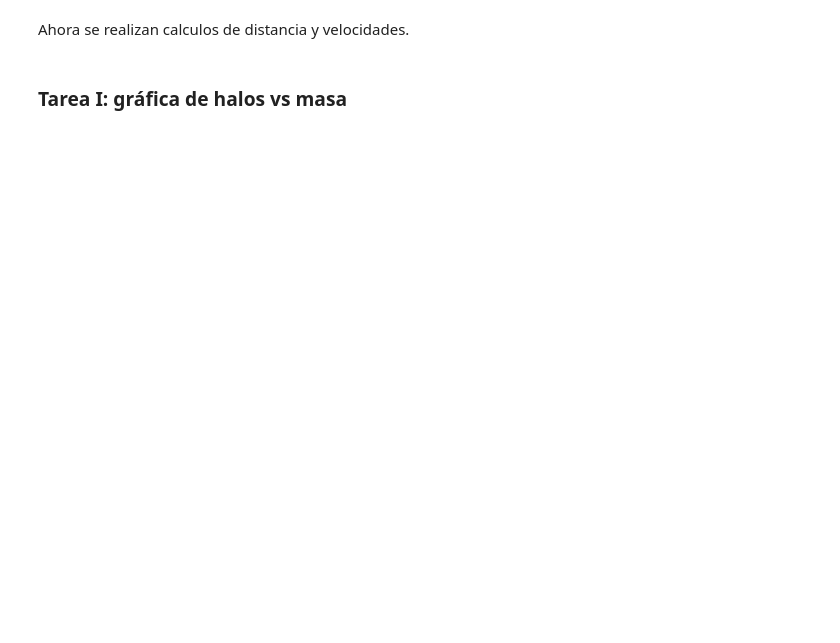
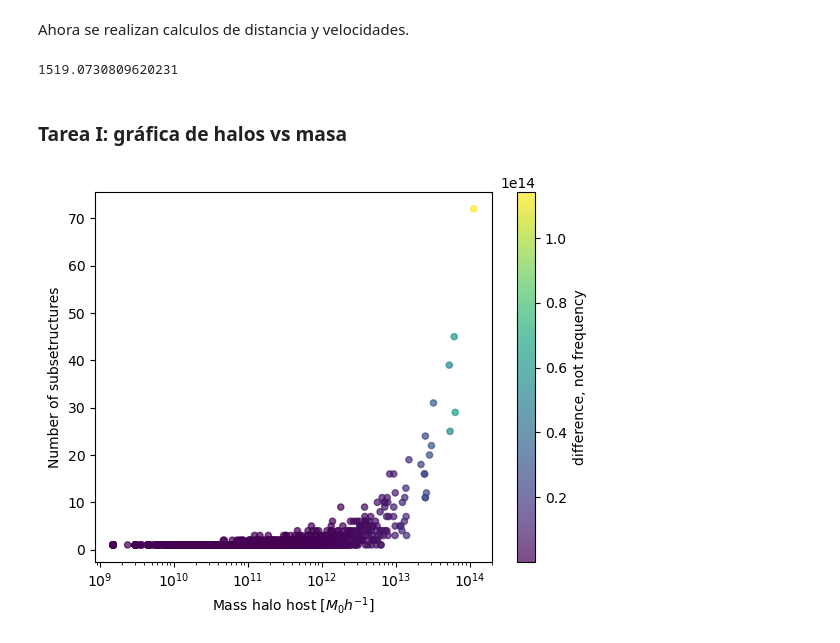
Before and after one commit to fjbautistas/Taller, a Jupyter notebook: Pruebas.ipynb, the cells around one changed output. Drawn from its saved outputs; the diff is of its cells as text; code cells hidden in the pictures; blank space fills up the shorter version.

```diff
--- a/Pruebas.ipynb
+++ b/Pruebas.ipynb
@@ -24,7 +25,6 @@ class read_file:
             #self.hostcol = self.cols[1]; self.Numcol = self.cols[2]; self.Mcol = self.cols[3];
         else:
             self.cols     = [0, 1, 2, 3, 5, 6, 7] #ID, hosthalo, substructuras, masa y posiciones xyz
-            self.hostcol  = self.cols[1]; self.Numcol = self.cols[2]; self.Mcol = self.cols[3];
 
         self.path = path; self.file = file; self.read()
 
@@ -37,5 +37,5 @@ class read_file:
 
     def halo_info(self, index, info=False):
         self.hinfo = self.data[index]
-
+        #self.hostcol  = self.cols[1]; self.Numcol = self.cols[2]; self.Mcol = self.cols[3];
         return(self.hinfo)
@@ -67,4 +66,28 @@ distancia = kinetic()
+# %%
+distancia = kinetic(sussing_125.halo_info(15), sussing_125.halo_info(20))#.distance()
+distancia.distance()
+# %% [output]
+1519.0730809620231
 # %% [markdown]
 ### Tarea I: gráfica de halos vs masa
 # %%
-sussing_125.data[]
+datos = sussing_125.data[sussing_125.data[:,1] == 0]
+#datos[:,2]
+# %%
+dis = np.sqrt(datos[:,3]**2 + datos[:,2]**2)
+
+fig, ax = plt.subplots()
+
+plt.xscale('log')
+ax.set_xlabel(r'Mass halo host [$M_{0}h^{-1}$]')
+ax.set_ylabel("Number of subsetructures")
+
+scatter = ax.scatter(datos[:,3], datos[:,2], c=dis, s=20, alpha=0.7)
+
+# Agrega una barra de color al objeto de ejes
+cbar = plt.colorbar(scatter, ax=ax)
+cbar.set_label('difference, not frequency')
+
+plt.show()
+# %% [output]
+[figure, added]
```
Also changed, not shown: parts of 6 cells of this notebook.
